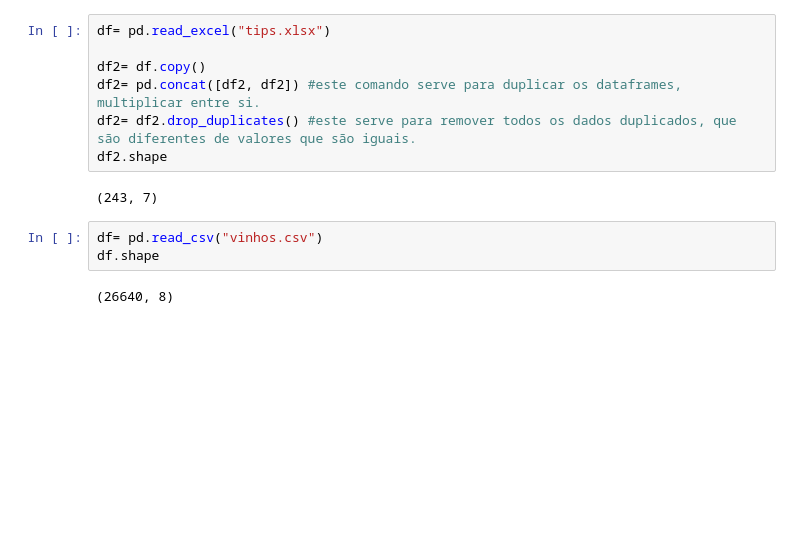
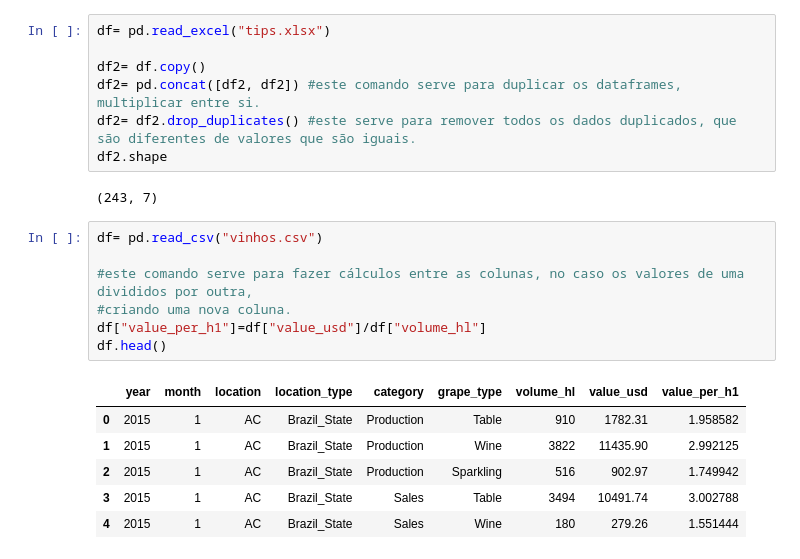
Before and after one commit to ArthurLima06/SENAI-PPDC, a Jupyter notebook: exercicios.ipynb, the cells around one changed output. Drawn from its saved outputs; the diff is of its cells as text; blank space fills up the shorter version.

```diff
--- a/exercicios.ipynb
+++ b/exercicios.ipynb
@@ -1015,6 +1015,15 @@ df2.shape
 (243, 7)
 # %%
 df= pd.read_csv("vinhos.csv")
-df.shape
+
+#este comando serve para fazer cálculos entre as colunas, no caso os valores de uma divididos por outra,
+#criando uma nova coluna.
+df["value_per_h1"]=df["value_usd"]/df["volume_hl"]
+df.head()
 # %% [output]
-(26640, 8)
+|  | year | month | location | location_type | category | grape_type | volume_hl | value_usd | value_per_h1 |
+| 0 | 2015 | 1 | AC | Brazil_State | Production | Table | 910 | 1782.31 | 1.958582 |
+| 1 | 2015 | 1 | AC | Brazil_State | Production | Wine | 3822 | 11435.90 | 2.992125 |
+| 2 | 2015 | 1 | AC | Brazil_State | Production | Sparkling | 516 | 902.97 | 1.749942 |
+| 3 | 2015 | 1 | AC | Brazil_State | Sales | Table | 3494 | 10491.74 | 3.002788 |
+| 4 | 2015 | 1 | AC | Brazil_State | Sales | Wine | 180 | 279.26 | 1.551444 |
```
Also changed, not shown: parts of 6 cells of this notebook.
